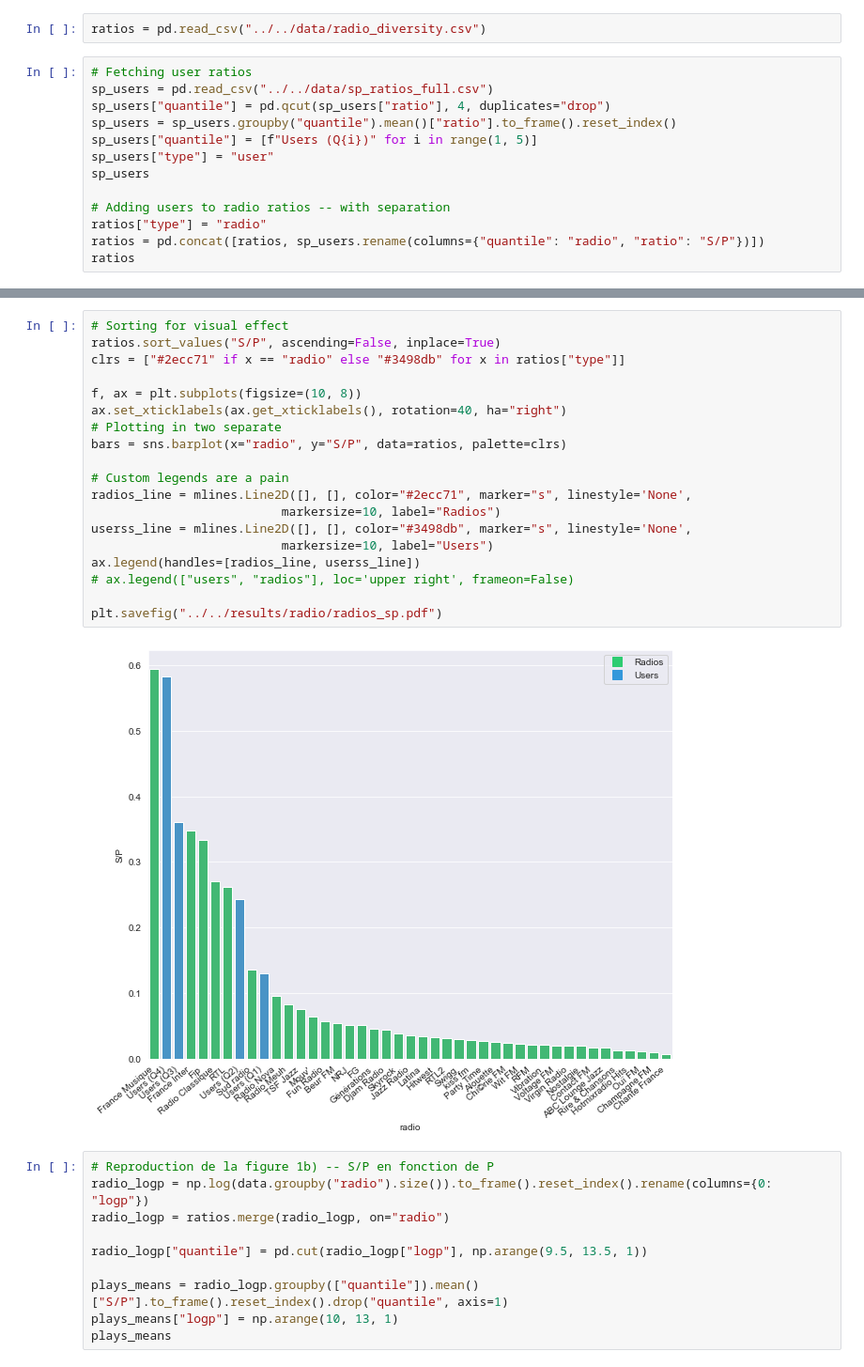
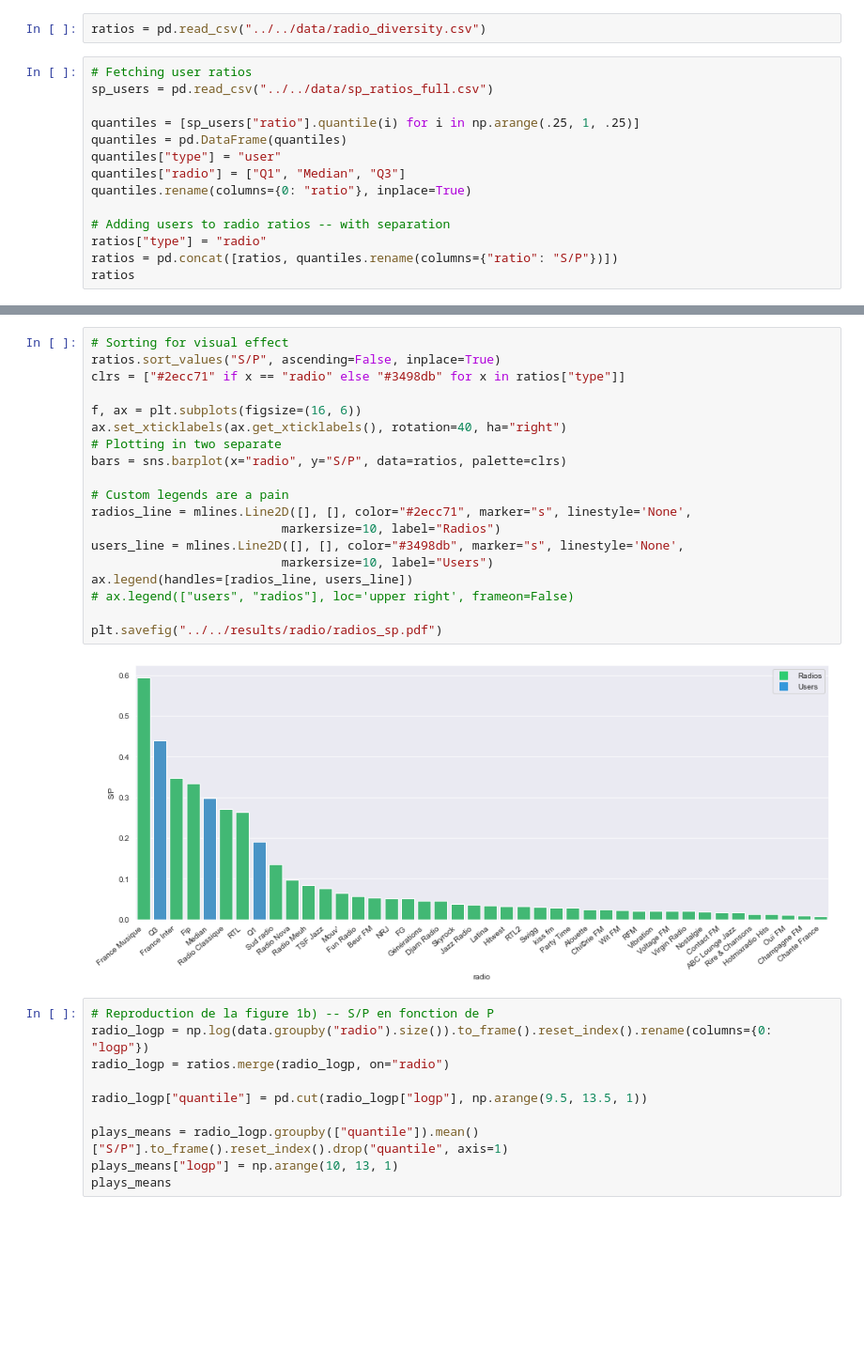
Before and after one commit to QuVil/cmb-recommendation, a Jupyter notebook: src/analysis/radio.ipynb, the cells around one changed output, grey strips where cells are left out. Shown at 94% size. Saved outputs shown, nothing was run; the diff lists cells and outputs as text; blank space fills up the shorter version.

```diff
--- a/src/analysis/radio.ipynb
+++ b/src/analysis/radio.ipynb
@@ -66,15 +66,16 @@ ratios = pd.read_csv("../../data/radio_diversity.csv")
 # %%
 # Fetching user ratios
 sp_users = pd.read_csv("../../data/sp_ratios_full.csv")
-sp_users["quantile"] = pd.qcut(sp_users["ratio"], 4, duplicates="drop")
-sp_users = sp_users.groupby("quantile").mean()["ratio"].to_frame().reset_index()
-sp_users["quantile"] = [f"Users (Q{i})" for i in range(1, 5)]
-sp_users["type"] = "user"
-sp_users
+
+quantiles = [sp_users["ratio"].quantile(i) for i in np.arange(.25, 1, .25)]
+quantiles = pd.DataFrame(quantiles)
+quantiles["type"] = "user"
+quantiles["radio"] = ["Q1", "Median", "Q3"]
+quantiles.rename(columns={0: "ratio"}, inplace=True)
 
 # Adding users to radio ratios -- with separation
 ratios["type"] = "radio"
-ratios = pd.concat([ratios, sp_users.rename(columns={"quantile": "radio", "ratio": "S/P"})])
+ratios = pd.concat([ratios, quantiles.rename(columns={"ratio": "S/P"})])
 ratios
 # %% [output]
 |  | radio | S/P | type |
@@ -97,24 +98,24 @@ ratios
 # %%
 # Sorting for visual effect
 ratios.sort_values("S/P", ascending=False, inplace=True)
 clrs = ["#2ecc71" if x == "radio" else "#3498db" for x in ratios["type"]]
 
-f, ax = plt.subplots(figsize=(10, 8))
+f, ax = plt.subplots(figsize=(16, 6))
 ax.set_xticklabels(ax.get_xticklabels(), rotation=40, ha="right")
 # Plotting in two separate
 bars = sns.barplot(x="radio", y="S/P", data=ratios, palette=clrs)
 
 # Custom legends are a pain
 radios_line = mlines.Line2D([], [], color="#2ecc71", marker="s", linestyle='None',
                           markersize=10, label="Radios")
-userss_line = mlines.Line2D([], [], color="#3498db", marker="s", linestyle='None',
+users_line = mlines.Line2D([], [], color="#3498db", marker="s", linestyle='None',
                           markersize=10, label="Users")
-ax.legend(handles=[radios_line, userss_line])
+ax.legend(handles=[radios_line, users_line])
 # ax.legend(["users", "radios"], loc='upper right', frameon=False)
 
 plt.savefig("../../results/radio/radios_sp.pdf")
 # %% [output]
-[figure, old version]
+[figure, new version]
 # %%
 # Reproduction de la figure 1b) -- S/P en fonction de P
 radio_logp = np.log(data.groupby("radio").size()).to_frame().reset_index().rename(columns={0: "logp"})
```
Also changed, not shown: parts of 8 cells of this notebook, 9 other files.
